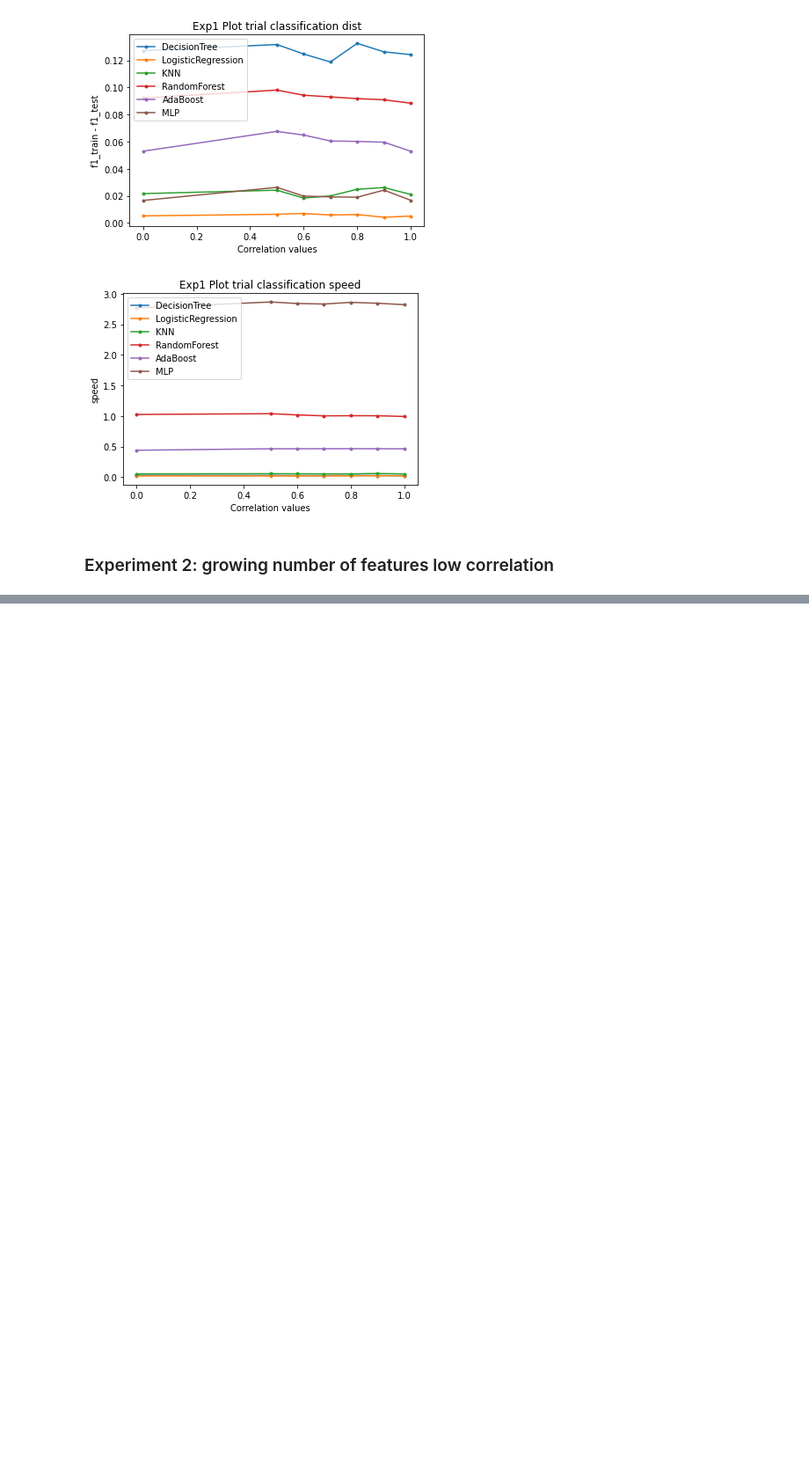
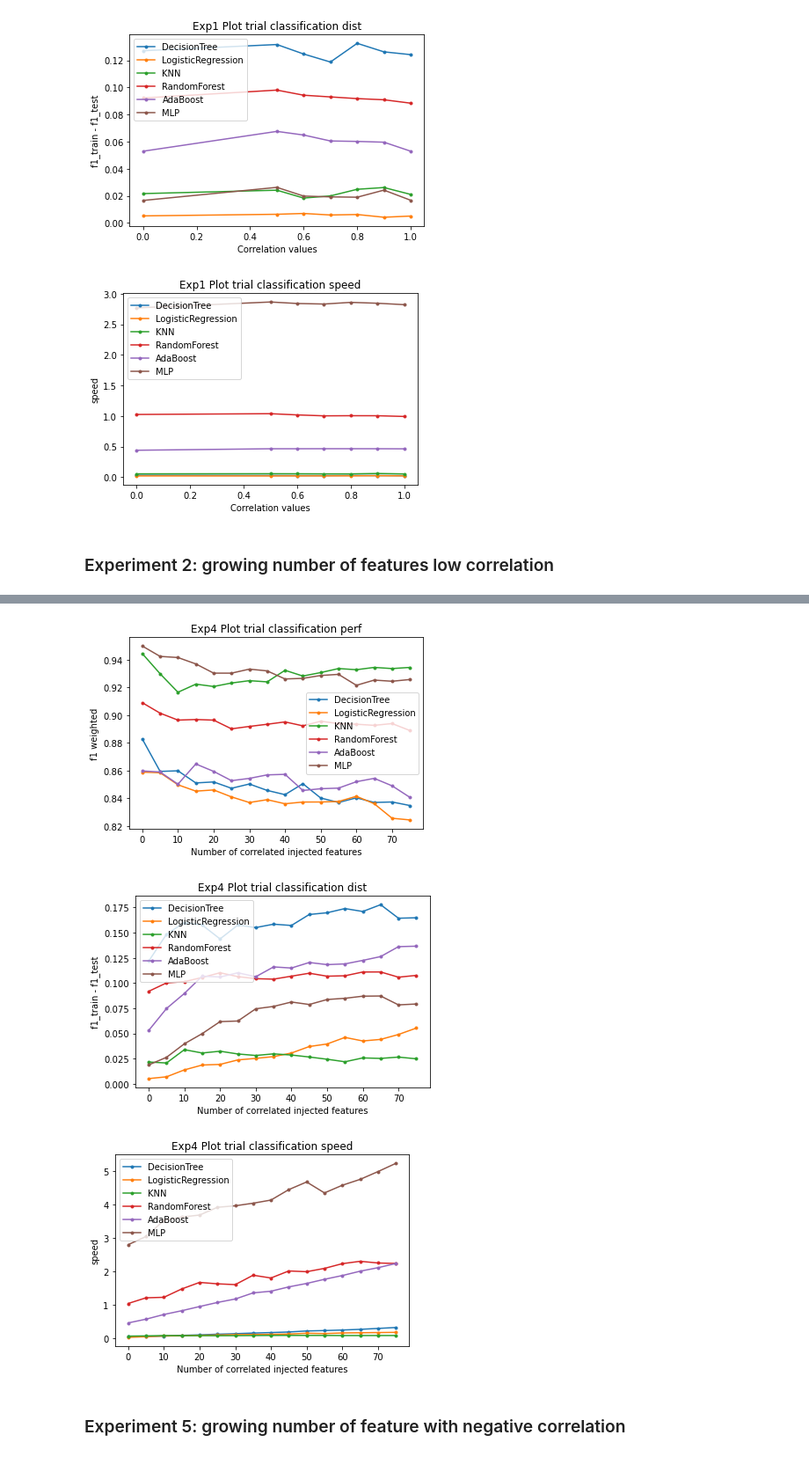
Before and after one commit to tommasoaiello/Data_quality_project, a Jupyter notebook: SCRIPTS/project.ipynb, the cells around one changed output, grey strips where cells are left out. Shown at 88% size. Cells and saved outputs as stored; diff of their text form; code cells hidden in the pictures; blank space fills up the shorter version.

```diff
--- a/SCRIPTS/project.ipynb
+++ b/SCRIPTS/project.ipynb
@@ -283,0 +449,11 @@ plot(x_axis_values=[0, 5, 10, 15, 20, 25, 30], x_label="Number of correlated inj
+# %%
+result_array = np.arange(0, 16 * 5, 5)
+plot(x_axis_values=result_array, x_label="Number of correlated injected features", results=results_for_each_algorithm, title="Exp4 Plot trial classification perf", algorithms=CLASSIFICATION_ALGORITHMS, plot_type="performance")
+plot(x_axis_values=result_array, x_label="Number of correlated injected features", results=results_for_each_algorithm, title="Exp4 Plot trial classification dist", algorithms=CLASSIFICATION_ALGORITHMS, plot_type="distance train-test")
+plot(x_axis_values=result_array, x_label="Number of correlated injected features", results=results_for_each_algorithm, title="Exp4 Plot trial classification speed", algorithms=CLASSIFICATION_ALGORITHMS, plot_type="speed")
+# %% [output]
+[figure, added]
+[figure, added]
+[figure, added]
+# %% [markdown]
+### Experiment 5: growing number of feature with negative correlation
```
Also changed, not shown: parts of 14 cells of this notebook, 15 other files.
